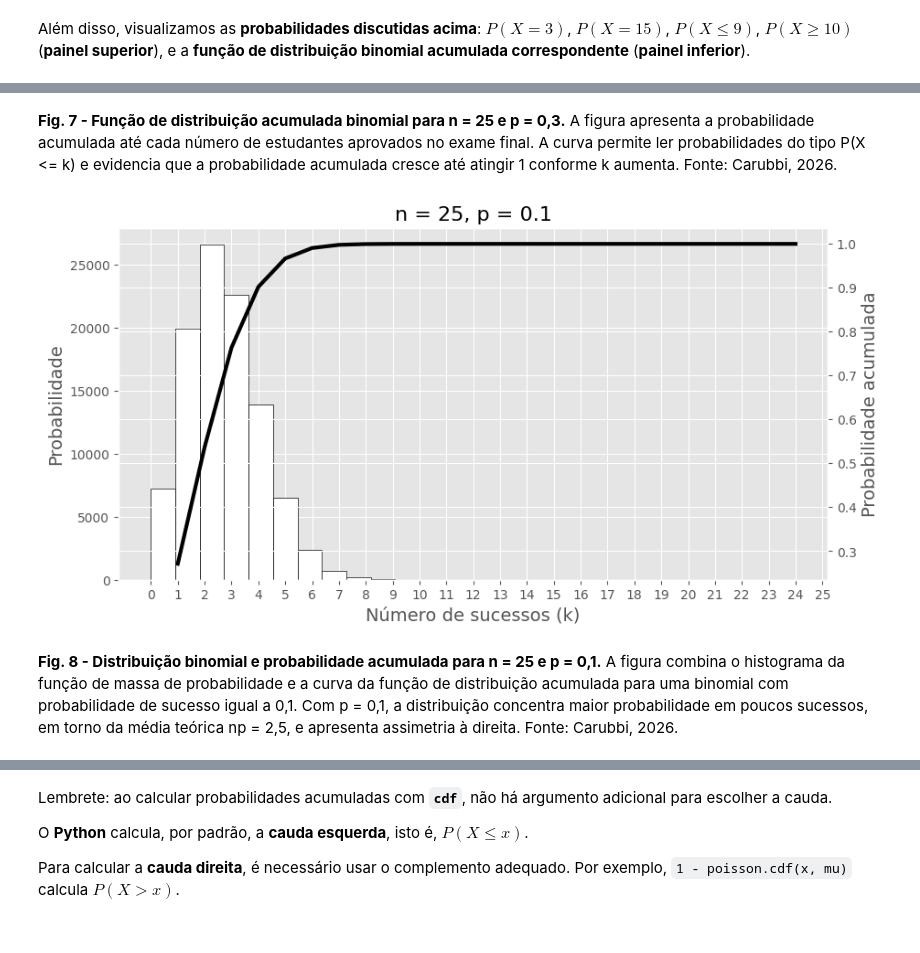
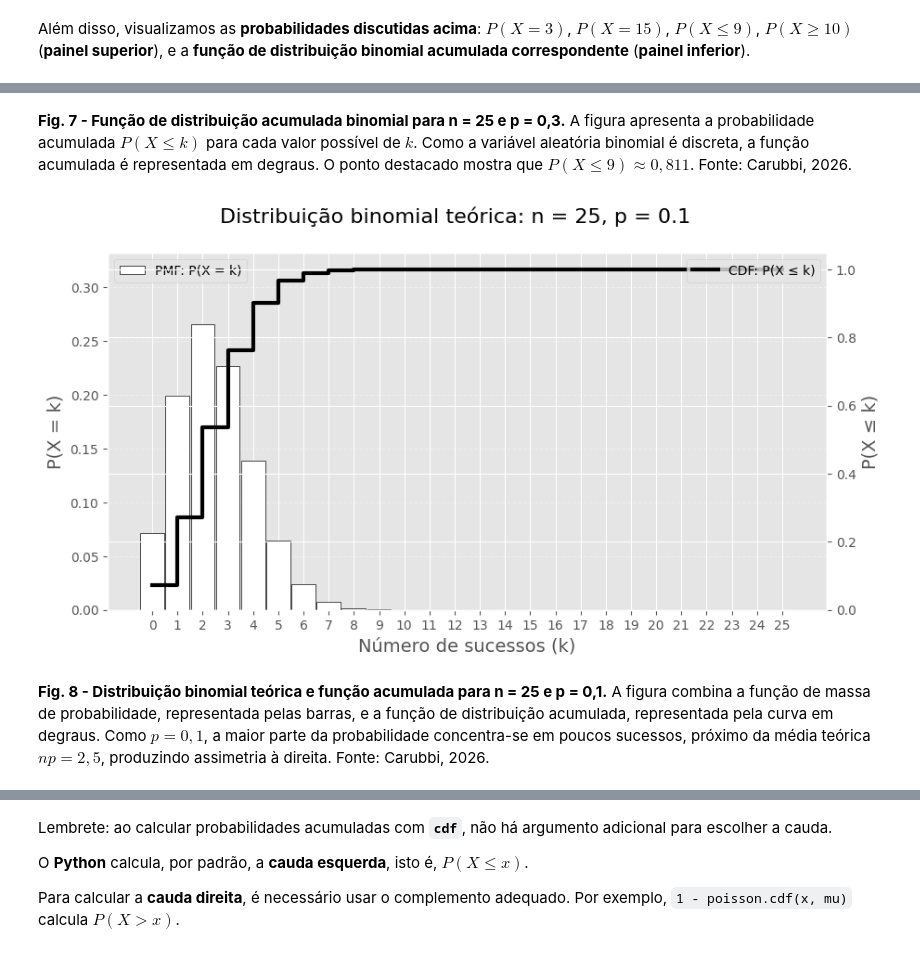
Before and after one commit to carubbi/T199_N724, a Jupyter notebook: aulas/notebooks/9_VAD.ipynb, the cells around one changed output, grey strips where cells are left out. Drawn from its saved outputs; the diff is of its cells as text; code cells hidden in the pictures.

Commit message:
Atualiza aula sobre variaveis aleatorias discretas

```diff
--- a/aulas/notebooks/9_VAD.ipynb
+++ b/aulas/notebooks/9_VAD.ipynb
@@ -940,41 +975,51 @@ plt.show()
 # %% [markdown]
-**Fig. 7 - Função de distribuição acumulada binomial para n = 25 e p = 0,3.** A figura apresenta a probabilidade acumulada até cada número de estudantes aprovados no exame final. A curva permite ler probabilidades do tipo P(X <= k) e evidencia que a probabilidade acumulada cresce até atingir 1 conforme k aumenta. Fonte: Carubbi, 2026.
+**Fig. 7 - Função de distribuição acumulada binomial para n = 25 e p = 0,3.** A figura apresenta a probabilidade acumulada $P(X \leq k)$ para cada valor possível de $k$. Como a variável aleatória binomial é discreta, a função acumulada é representada em degraus. O ponto destacado mostra que $P(X \leq 9) \approx 0{,}811$. Fonte: Carubbi, 2026.
 # %%
-n = 25
-p = 0.1  # probabilidade de sucesso
-size = 100000  # número de valores simulados
+def plot_binomial_pmf_cdf(n, p):
+    k = np.arange(0, n + 1)
+    pmf = stats.binom.pmf(k, n, p)
+    cdf = stats.binom.cdf(k, n, p)
 
-random_binom_numbers = pd.Series(stats.binom.rvs(n, p, size=size))
+    fig, ax = plt.subplots(figsize=(10, 5))
+    fig.suptitle(f"Distribuição binomial teórica: n = {n}, p = {p}", fontsize=16)
 
-fig, ax = plt.subplots(figsize=(10, 5))
-plt.title(f"n = {n}, p = {p}", fontsize=16)
+    ax.bar(
+        k,
+        pmf,
+        width=0.95,
+        color="white",
+        edgecolor="black",
+        label="PMF: P(X = k)",
+    )
 
-# Histograma da PMF
-ax.hist(
-    random_binom_numbers,
-    bins=len(np.unique(random_binom_numbers)),
-    color="white",
-    edgecolor="black",
-)
+    ax.set_xlabel("Número de sucessos (k)", fontsize=14)
+    ax.set_xticks(np.arange(0, n + 1, 1))
+    ax.set_ylabel("P(X = k)", fontsize=14)
+    ax.set_ylim(0, max(pmf) * 1.25)
 
-ax.set_xlabel("Número de sucessos (k)", fontsize=14)
-ax.set_xticks(np.arange(0, n + 1, 1))
-ax.set_ylabel("Probabilidade", fontsize=14)
+    ax2 = ax.twinx()
+    ax2.step(
+        k,
+        cdf,
+        where="post",
+        linewidth=3,
+        color="black",
+        label="CDF: P(X ≤ k)",
+    )
 
-# Segundo eixo Y (CDF)
-ax2 = ax.twinx()
-ax2.plot(
-    np.arange(1, n),
-    stats.binom.cdf(np.arange(1, n), n, p),
-    linewidth=3,
-    color="black",
-)
+    ax2.set_ylabel("P(X ≤ k)", fontsize=14)
+    ax2.set_ylim(0, 1.05)
 
-ax2.set_ylabel("Probabilidade acumulada", fontsize=14)
+    ax.legend(loc="upper left")
+    ax2.legend(loc="upper right")
+    ax.grid(axis="y", linestyle="--", alpha=0.4)
 
-plt.show()
+    plt.show()
+
+
+plot_binomial_pmf_cdf(n=25, p=0.1)
 # %% [output]
-[figure, old version]
+[figure, new version]
 # %% [markdown]
-**Fig. 8 - Distribuição binomial e probabilidade acumulada para n = 25 e p = 0,1.** A figura combina o histograma da função de massa de probabilidade e a curva da função de distribuição acumulada para uma binomial com probabilidade de sucesso igual a 0,1. Com p = 0,1, a distribuição concentra maior probabilidade em poucos sucessos, em torno da média teórica np = 2,5, e apresenta assimetria à direita. Fonte: Carubbi, 2026.
+**Fig. 8 - Distribuição binomial teórica e função acumulada para n = 25 e p = 0,1.** A figura combina a função de massa de probabilidade, representada pelas barras, e a função de distribuição acumulada, representada pela curva em degraus. Como $p = 0{,}1$, a maior parte da probabilidade concentra-se em poucos sucessos, próximo da média teórica $np = 2{,}5$, produzindo assimetria à direita. Fonte: Carubbi, 2026.
 # %%
```
Also changed, not shown: parts of 58 cells of this notebook.
